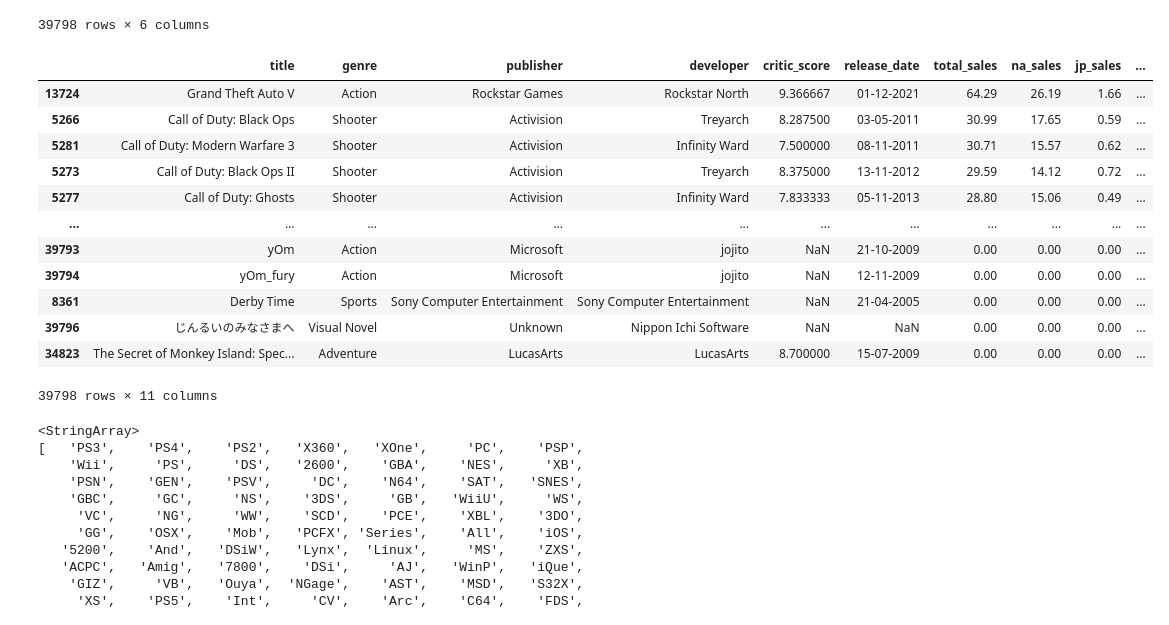
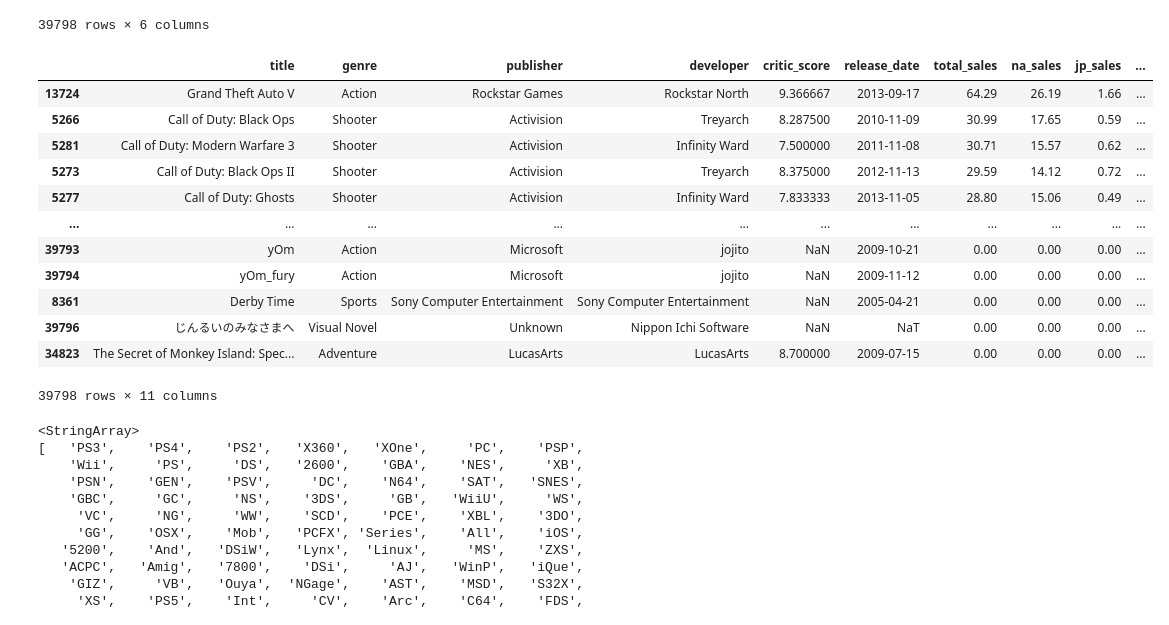
Before and after one commit to IsmaelTrentin/datasci-prj1, a Jupyter notebook: videogames.ipynb, the cells around one changed output. Drawn from its saved outputs; the diff is of its cells as text; code cells hidden in the pictures.

Commit message:
fix: .agg because of release_date

```diff
--- a/videogames.ipynb
+++ b/videogames.ipynb
@@ -103,39 +103,46 @@ sales_by_title.sort_values(by="total_sales", ascending=False)
 # %%
 sales_cols = ["total_sales", "na_sales", "jp_sales", "pal_sales", "other_sales"]
 
 df_sales = df.copy()
 df_sales[sales_cols] = df_sales[sales_cols].fillna(0)
+
+df_sales["release_date"] = pd.to_datetime(
+    df_sales["release_date"],
+    format="%d-%m-%Y",
+    errors="coerce"
+)
 
 complete_sales_by_title = (
     df_sales.groupby("title", as_index=False)
     .agg({
         "genre": "first",
         "publisher": "first",
         "developer": "first",
-        "critic_score": "mean", # media su score
-        "release_date": "min", # prima uscita
+        "critic_score": "mean",
+        "release_date": "min",
         "total_sales": "sum",
         "na_sales": "sum",
         "jp_sales": "sum",
         "pal_sales": "sum",
         "other_sales": "sum"
     })
-    .rename(columns={"console": "n_consoles"})
 )
+
 complete_sales_by_title.sort_values(by="total_sales", ascending=False)
+# complete_sales_by_title["release_date"] = complete_sales_by_title["release_date"].dt.strftime("%d-%m-%Y")
 # %% [output]
 |  | title | genre | publisher | developer | critic_score | release_date | total_sales | na_sales | jp_sales | ... |
-| 13724 | Grand Theft Auto V | Action | Rockstar Games | Rockstar North | 9.366667 | 01-12-2021 | 64.29 | 26.19 | 1.66 | ... |
-| 5266 | Call of Duty: Black Ops | Shooter | Activision | Treyarch | 8.287500 | 03-05-2011 | 30.99 | 17.65 | 0.59 | ... |
-| 5281 | Call of Duty: Modern Warfare 3 | Shooter | Activision | Infinity Ward | 7.500000 | 08-11-2011 | 30.71 | 15.57 | 0.62 | ... |
-| 5273 | Call of Duty: Black Ops II | Shooter | Activision | Treyarch | 8.375000 | 13-11-2012 | 29.59 | 14.12 | 0.72 | ... |
-| 5277 | Call of Duty: Ghosts | Shooter | Activision | Infinity Ward | 7.833333 | 05-11-2013 | 28.80 | 15.06 | 0.49 | ... |
+| 13724 | Grand Theft Auto V | Action | Rockstar Games | Rockstar North | 9.366667 | 2013-09-17 | 64.29 | 26.19 | 1.66 | ... |
+| 5266 | Call of Duty: Black Ops | Shooter | Activision | Treyarch | 8.287500 | 2010-11-09 | 30.99 | 17.65 | 0.59 | ... |
+| 5281 | Call of Duty: Modern Warfare 3 | Shooter | Activision | Infinity Ward | 7.500000 | 2011-11-08 | 30.71 | 15.57 | 0.62 | ... |
+| 5273 | Call of Duty: Black Ops II | Shooter | Activision | Treyarch | 8.375000 | 2012-11-13 | 29.59 | 14.12 | 0.72 | ... |
+| 5277 | Call of Duty: Ghosts | Shooter | Activision | Infinity Ward | 7.833333 | 2013-11-05 | 28.80 | 15.06 | 0.49 | ... |
 | ... | ... | ... | ... | ... | ... | ... | ... | ... | ... | ... |
-| 39793 | yOm | Action | Microsoft | jojito | NaN | 21-10-2009 | 0.00 | 0.00 | 0.00 | ... |
-| 39794 | yOm_fury | Action | Microsoft | jojito | NaN | 12-11-2009 | 0.00 | 0.00 | 0.00 | ... |
-| 8361 | Derby Time | Sports | Sony Computer Entertainment | Sony Computer Entertainment | NaN | 21-04-2005 | 0.00 | 0.00 | 0.00 | ... |
-| 39796 | じんるいのみなさまへ | Visual Novel | Unknown | Nippon Ichi Software | NaN | NaN | 0.00 | 0.00 | 0.00 | ... |
-| 34823 | The Secret of Monkey Island: Spec... | Adventure | LucasArts | LucasArts | 8.700000 | 15-07-2009 | 0.00 | 0.00 | 0.00 | ... |
+| 39793 | yOm | Action | Microsoft | jojito | NaN | 2009-10-21 | 0.00 | 0.00 | 0.00 | ... |
+| 39794 | yOm_fury | Action | Microsoft | jojito | NaN | 2009-11-12 | 0.00 | 0.00 | 0.00 | ... |
+| 8361 | Derby Time | Sports | Sony Computer Entertainment | Sony Computer Entertainment | NaN | 2005-04-21 | 0.00 | 0.00 | 0.00 | ... |
+| 39796 | じんるいのみなさまへ | Visual Novel | Unknown | Nippon Ichi Software | NaN | NaT | 0.00 | 0.00 | 0.00 | ... |
+| 34823 | The Secret of Monkey Island: Spec... | Adventure | LucasArts | LucasArts | 8.700000 | 2009-07-15 | 0.00 | 0.00 | 0.00 | ... |
 39798 rows × 11 columns
 # %%
 # Istogramma vendite globali
```
